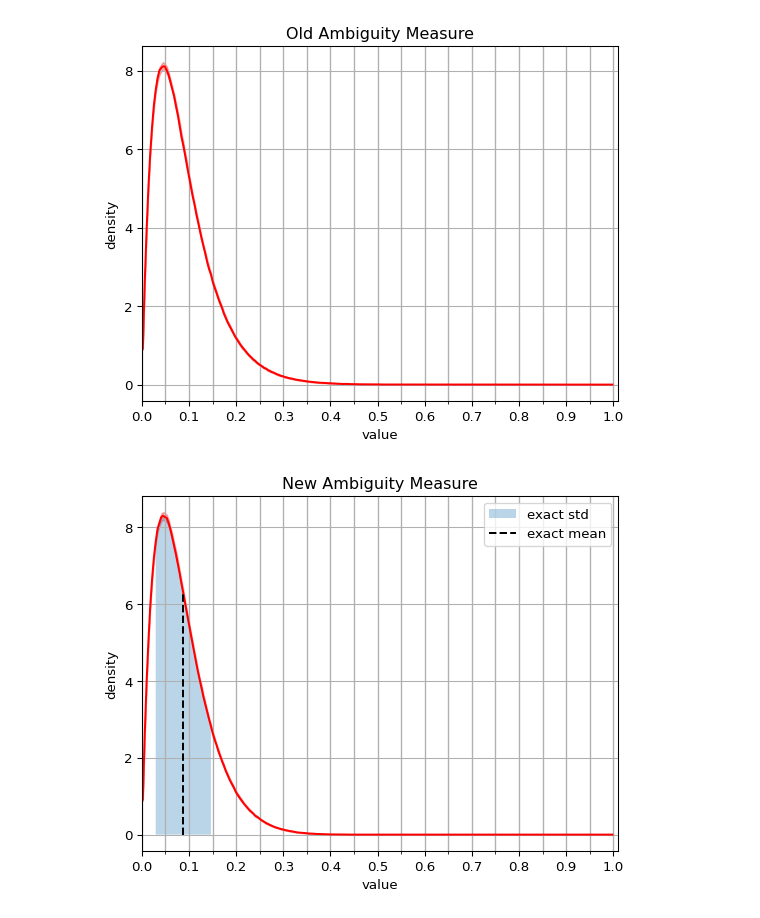
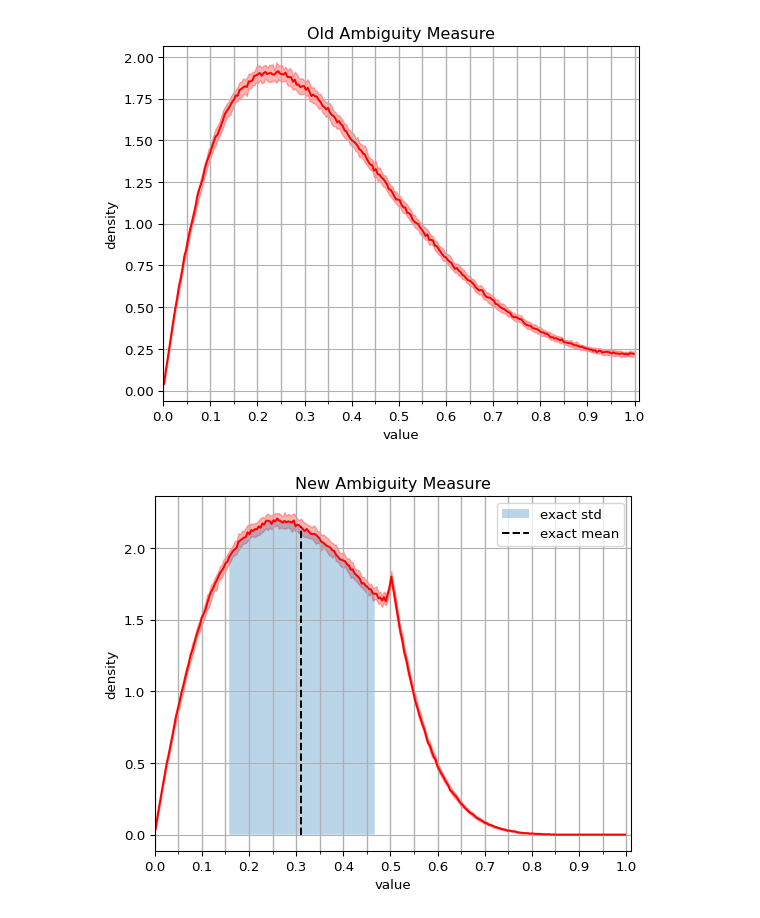
Before and after one commit to cklugmann/ambiguity_paper, a Jupyter notebook: notebooks/inference.ipynb, the cells around one changed output. Cells and saved outputs as stored; diff of their text form; code cells hidden in the pictures.

```diff
--- a/notebooks/inference.ipynb
+++ b/notebooks/inference.ipynb
@@ -118,9 +118,12 @@ def annotated_simulation_plot(posterior_object: Posterior, ax: mpl.axes.Axes, **
     return ax, res
 # %%
 #ns = np.array([10, 1, 1])
-#ns = np.array([5, 0, 0])
-ns = np.array([30, 0, 0])
+ns = np.array([5, 0, 0])
+#ns = np.array([30, 0, 0])
 # %%
+# Choice of prior
+beta: float = 1
+
 kwargs = dict(
     sample_size=100_000,
     simulation_size=100
@@ -129,26 +132,26 @@ kwargs = dict(
 inference_object = (
     BayesianInference
     .specify(posterior.AmbiguityPosterior)
-)(beta=1).fit(ns)
+)(beta=beta).fit(ns)
 
 fig, ax = plt.subplots()
 _, res = simulation_plot(inference_object.posterior, ax=ax, **kwargs)
 fig.savefig(out_path("inference", "old", to_filename(ns)), bbox_inches="tight")
 plt.show()
 # %% [output]
-[figure, old version]
+[figure, new version]
 # %%
 inference_object = (
     BayesianInference
     .specify(posterior.NewAmbiguityPosterior)
-)(beta=1).fit(ns)
+)(beta=beta).fit(ns)
 
 fig, ax = plt.subplots()
 _, res = annotated_simulation_plot(inference_object.posterior, ax=ax, **kwargs)
 fig.savefig(out_path("inference", "new", to_filename(ns)), bbox_inches="tight")
 plt.show()
 # %% [output]
-[figure, old version]
+[figure, new version]
 # %%
 inference_object = (
     BayesianInference
```
Also changed, not shown: parts of 1 cell of this notebook.
